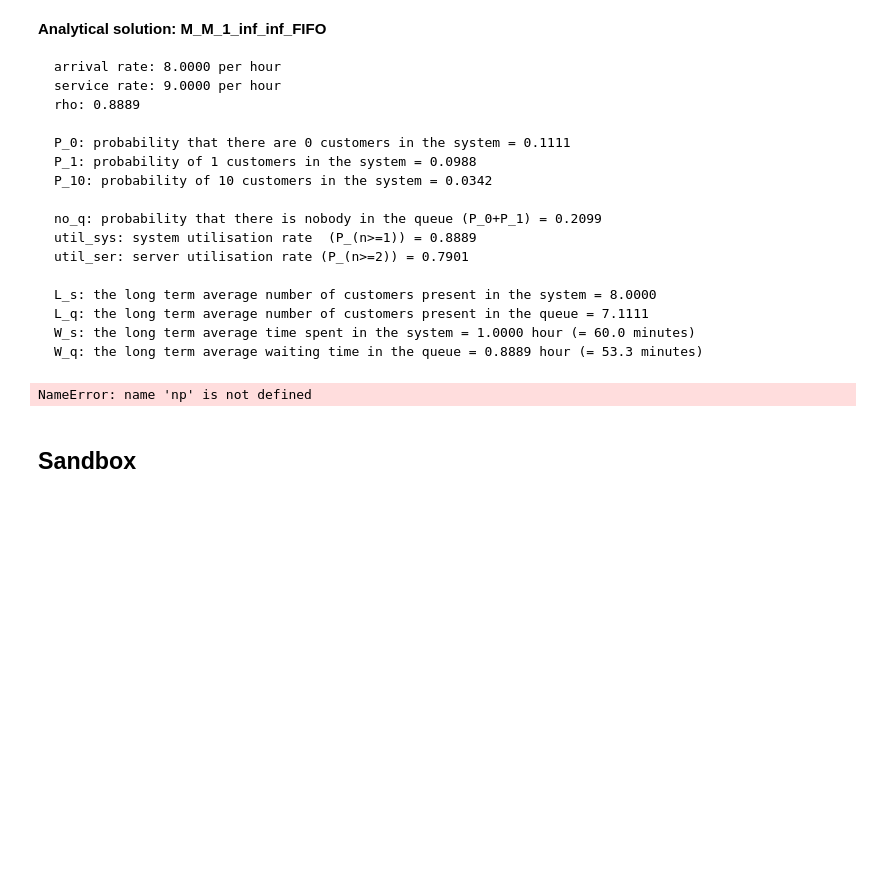
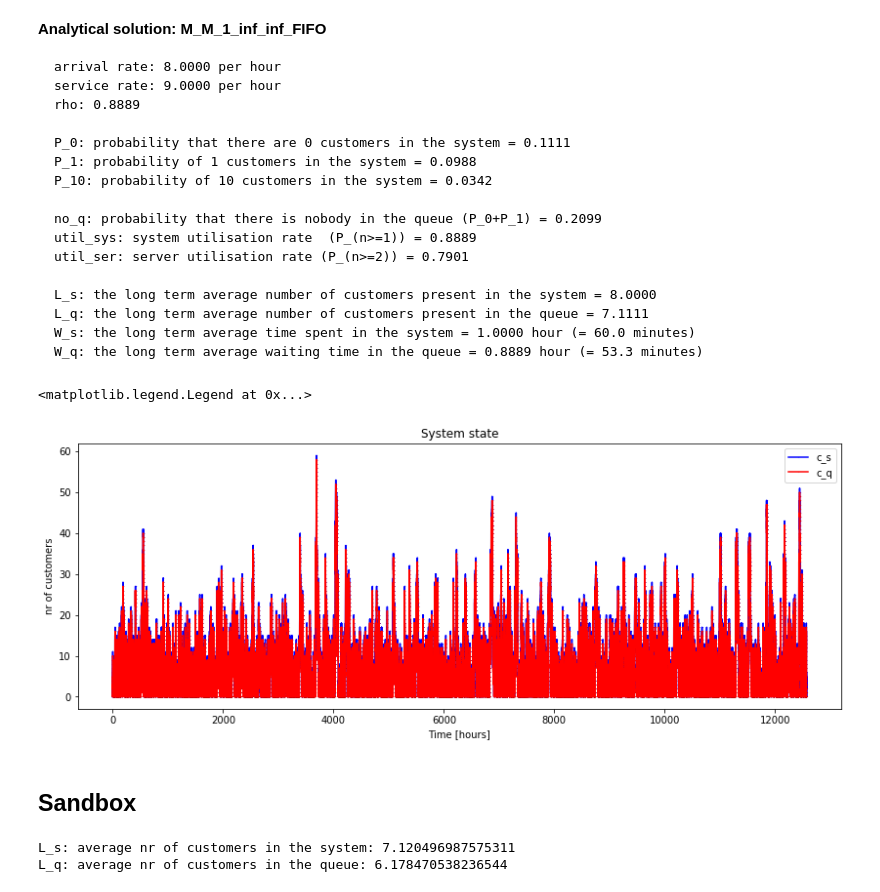
Before and after one commit to TUDelft-CITG/OpenQTSim, a Jupyter notebook: notebooks/Queueing theory - M M 1 example.ipynb, the cells around one changed output. Saved outputs shown, nothing was run; the diff lists cells and outputs as text; code cells hidden in the pictures; blank space fills up the shorter version.

Commit message:
Included system logging

```diff
--- a/notebooks/Queueing theory - M M 1 example.ipynb
+++ b/notebooks/Queueing theory - M M 1 example.ipynb
@@ -8,15 +12,15 @@ import openqtsim
 ### 2. Prepare inputs
 # %%
 # Basic input
-Lambda = 9
-Mu = 10
+Lambda = 8
+Mu = 9
 # %% [markdown]
 #### Define the queue object input
 # %%
 # Create Arrival and Service processes and specify the number of servers
 A = openqtsim.ArrivalProcess("M", arr_rate=Lambda)
 S = openqtsim.ServiceProcess("M", srv_rate=Mu)
-c = 2
+c = 1
 # %% [markdown]
 #### Create the queue object and use it to create a simulating object
 # %%
@@ -33,5 +37,5 @@ print('Start simulation of "{}" queue'.format(q.kendall_notation))
 print('')
 
 sim = openqtsim.Simulation(q)
-sim.run(50000)
+sim.run(100000)
 # %% [output]
@@ -113,10 +83,3 @@ df
     L_q: the long term average number of customers present in the queue = 7.1111
     W_s: the long term average time spent in the system = 1.0000 hour (= 60.0 minutes)
     W_q: the long term average waiting time in the queue = 0.8889 hour (= 53.3 minutes)
-# %%
-tot_TCSS = np.sum(df["TCSS"])
-lst_TSE = df["TSE"].iloc[-1]
-
-print(tot_TCSS/lst_TSE)
-# %% [output]
-NameError: name 'np' is not defined
@@ -135,2 +86,16 @@ sim.return_log()
+# %%
+df, df_sys = sim.return_log()
+# %%
+fig, ax = plt.subplots(figsize=(14, 5))
+ax.plot(df_sys['t'].values, df_sys['c_s'].values, '-bo', markersize=.1, label='c_s')
+ax.plot(df_sys['t'].values, df_sys['c_q'].values, '-ro', markersize=.1, label='c_q')
+
+ax.set_xlabel('Time [hours]')
+ax.set_ylabel('nr of customers')
+ax.set_title('System state')
+ax.legend(loc='upper right')
+# %% [output]
+<matplotlib.legend.Legend at 0x...>
+[figure, added]
 # %% [markdown]
 ## Sandbox
@@ -136,0 +112,6 @@ sim.return_log()
+# %%
+print('L_s: average nr of customers in the system: {}'.format(np.mean(df_sys['c_s'])))
+print('L_q: average nr of customers in the queue: {}'.format(np.mean(df_sys['c_q'])))
+# %% [output]
+L_s: average nr of customers in the system: 7.120496987575311
+L_q: average nr of customers in the queue: 6.178470538236544
```
Also changed, not shown: parts of 10 cells of this notebook, 3 other files.
